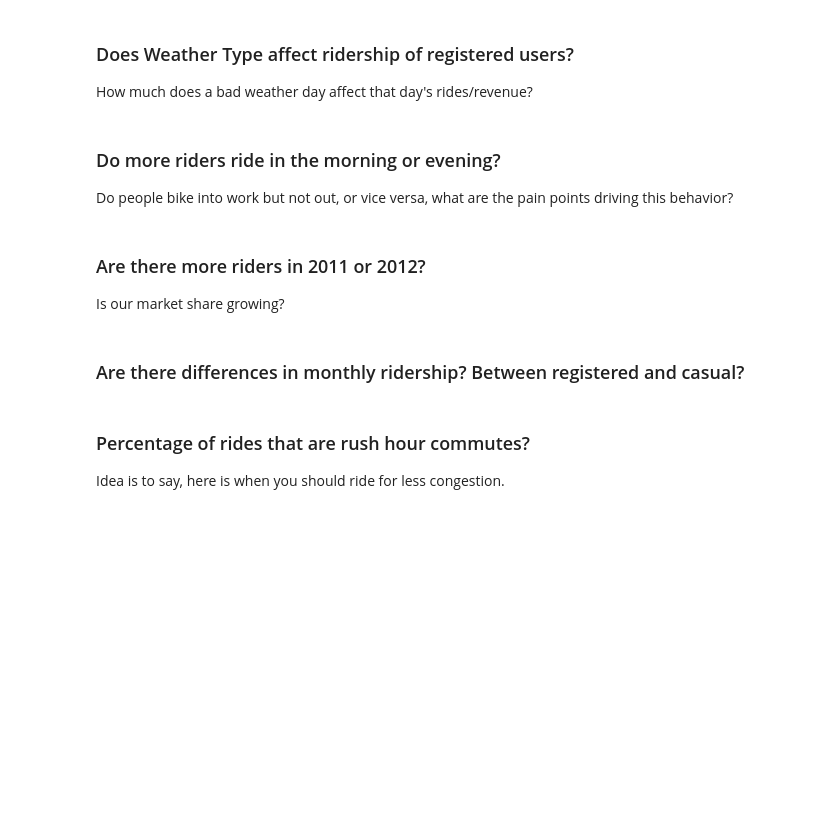
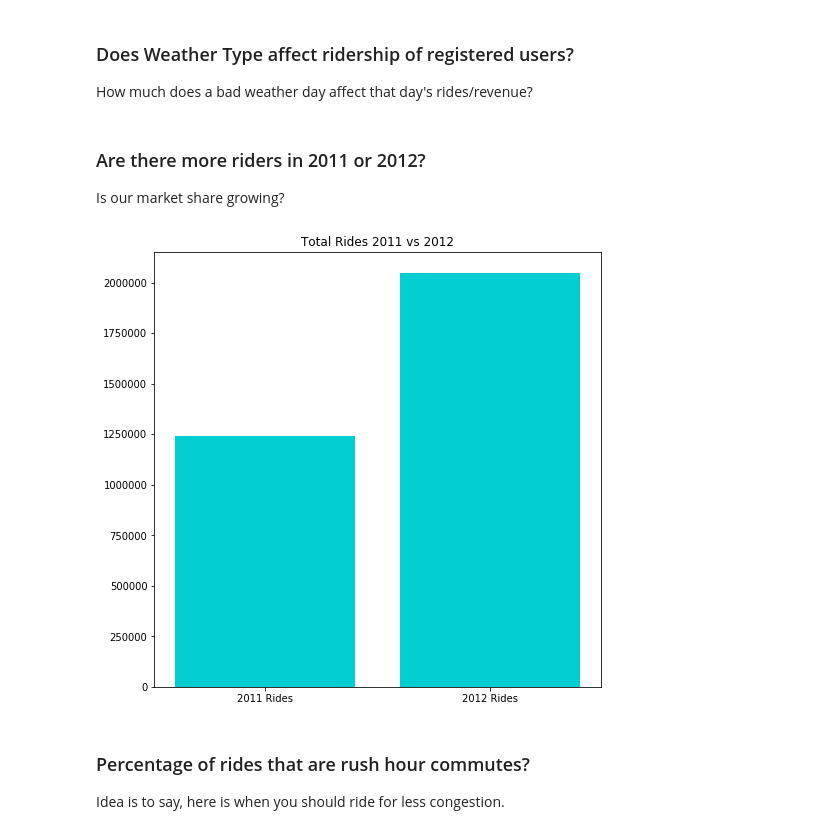
Before and after one commit to ArenCarpenter/Predicting_Bike_Ridership, a Jupyter notebook: 02_Hypothesis_Testing.ipynb, the cells around one changed output. Drawn from its saved outputs; the diff is of its cells as text; code cells hidden in the pictures; blank space fills up the shorter version.

```diff
--- a/02_Hypothesis_Testing.ipynb
+++ b/02_Hypothesis_Testing.ipynb
@@ -75,16 +75,22 @@ With a p-value significantly lower than 0.05, we can conclude that these means a
 ### Does Weather Type affect ridership of registered users?
 
 How much does a bad weather day affect that day's rides/revenue?
-# %% [markdown]
-### Do more riders ride in the morning or evening?
-
-Do people bike into work but not out, or vice versa, what are the pain points driving this behavior?
 # %% [markdown]
 ### Are there more riders in 2011 or 2012?
 
 Is our market share growing?
-# %% [markdown]
-### Are there differences in monthly ridership? Between registered and casual?
+# %%
+df_2011 = df.loc[df['Date'].dt.year == 2011]
+df_2012 = df.loc[df['Date'].dt.year == 2012]
+total_2011 = df_2011['Total Users'].sum()
+total_2012 = df_2012['Total Users'].sum()
+
+plt.figure(figsize=(8,8))
+plt.bar(x = ['2011 Rides', '2012 Rides'], height = [total_2011, total_2012], color = 'darkturquoise')
+plt.title('Total Rides 2011 vs 2012')
+plt.show()
+# %% [output]
+[figure, added]
 # %% [markdown]
 ### Percentage of rides that are rush hour commutes?
 
```
Also changed, not shown: parts of 4 cells of this notebook.
